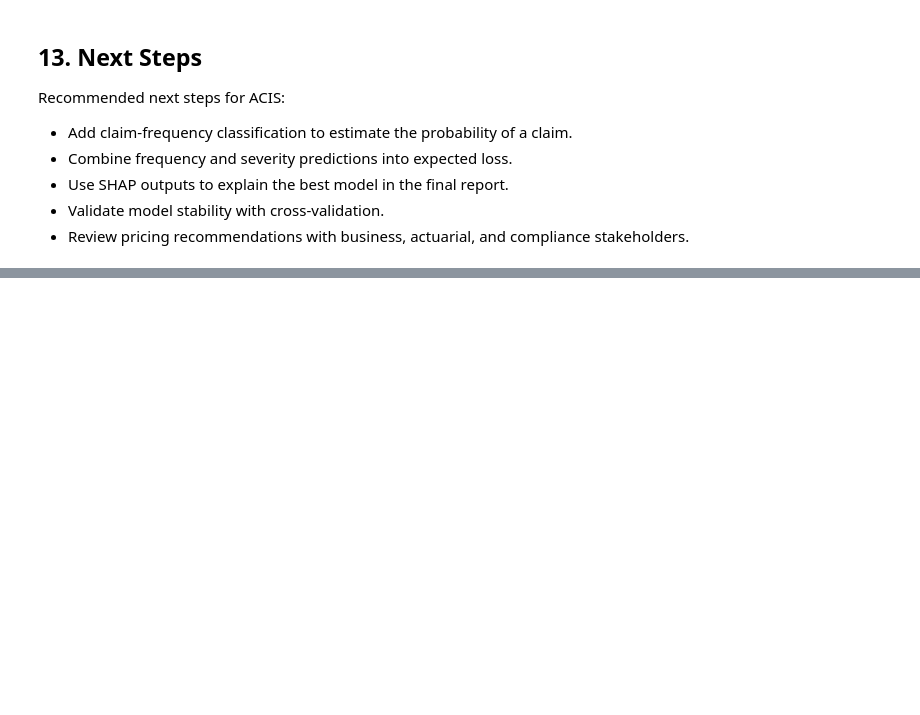
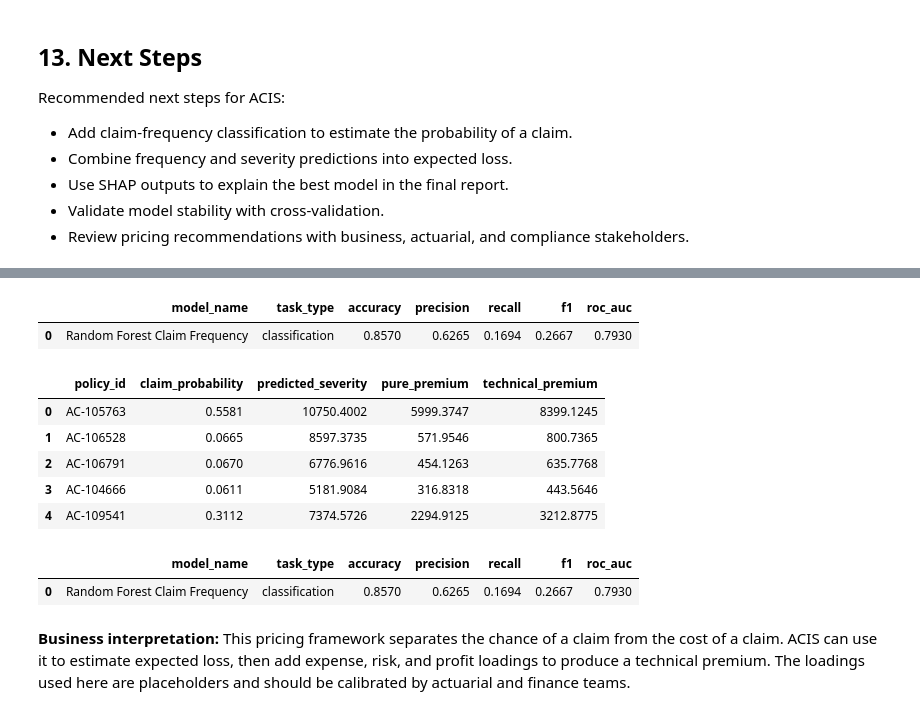
Before and after one commit to mersy11dan/insurance-risk-analytics, a Jupyter notebook: notebooks/03_modeling.ipynb, the cells around one changed output, grey strips where cells are left out. Saved outputs shown, nothing was run; the diff lists cells and outputs as text; code cells hidden in the pictures; blank space fills up the shorter version.

Commit message:
Complete ACIS hypothesis testing and risk modeling workflow

```diff
--- a/notebooks/03_modeling.ipynb
+++ b/notebooks/03_modeling.ipynb
@@ -324,0 +425,69 @@ Recommended next steps for ACIS:
+# %%
+frequency_df = df.copy()
+frequency_df["HasClaim"] = (frequency_df["TotalClaims"] > 0).astype(int)
+
+frequency_result = train_model(
+    frequency_df,
+    target_col="HasClaim",
+    model=build_random_forest_model(
+        "classification",
+        n_estimators=200,
+        max_depth=8,
+        min_samples_leaf=5,
+        n_jobs=-1,
+    ),
+    feature_cols=feature_cols,
+    task_type="classification",
+    test_size=TEST_SIZE,
+    random_state=RANDOM_STATE,
+)
+
+frequency_metrics = metrics_to_frame(
+    "Random Forest Claim Frequency",
+    frequency_result["metrics"],
+    task_type="classification",
+)
+frequency_metrics
+# %% [output]
+|  | model_name | task_type | accuracy | precision | recall | f1 | roc_auc |
+| 0 | Random Forest Claim Frequency | classification | 0.8570 | 0.6265 | 0.1694 | 0.2667 | 0.7930 |
+# %%
+claim_probability = predict_claim_probability(
+    frequency_result["model"],
+    frequency_result["X_test"],
+)
+
+predicted_severity = best_result["model"].predict(frequency_result["X_test"])
+predicted_severity = pd.Series(predicted_severity).clip(lower=0)
+
+policy_ids = None
+if "CustomerID" in frequency_df.columns:
+    policy_ids = frequency_df.loc[frequency_result["X_test"].index, "CustomerID"]
+
+pricing_frame = build_pricing_frame(
+    policy_ids=policy_ids,
+    claim_probability=claim_probability,
+    predicted_severity=predicted_severity,
+    expense_loading=0.20,
+    risk_loading=0.10,
+    profit_margin=0.10,
+)
+
+pricing_frame.head()
+# %% [output]
+|  | policy_id | claim_probability | predicted_severity | pure_premium | technical_premium |
+| 0 | AC-105763 | 0.5581 | 10750.4002 | 5999.3747 | 8399.1245 |
+| 1 | AC-106528 | 0.0665 | 8597.3735 | 571.9546 | 800.7365 |
+| 2 | AC-106791 | 0.0670 | 6776.9616 | 454.1263 | 635.7768 |
+| 3 | AC-104666 | 0.0611 | 5181.9084 | 316.8318 | 443.5646 |
+| 4 | AC-109541 | 0.3112 | 7374.5726 | 2294.9125 | 3212.8775 |
+# %%
+frequency_metrics.to_csv(REPORTS_DIR / "claim_frequency_model_metrics.csv", index=False)
+pricing_frame.to_csv(REPORTS_DIR / "pricing_framework_sample.csv", index=False)
+
+frequency_metrics
+# %% [output]
+|  | model_name | task_type | accuracy | precision | recall | f1 | roc_auc |
+| 0 | Random Forest Claim Frequency | classification | 0.8570 | 0.6265 | 0.1694 | 0.2667 | 0.7930 |
+# %% [markdown]
+**Business interpretation:** This pricing framework separates the chance of a claim from the cost of a claim. ACIS can use it to estimate expected loss, then add expense, risk, and profit loadings to produce a technical premium. The loadings used here are placeholders and should be calibrated by actuarial and finance teams.
```
Also changed, not shown: parts of 16 cells of this notebook, 49 other files.
